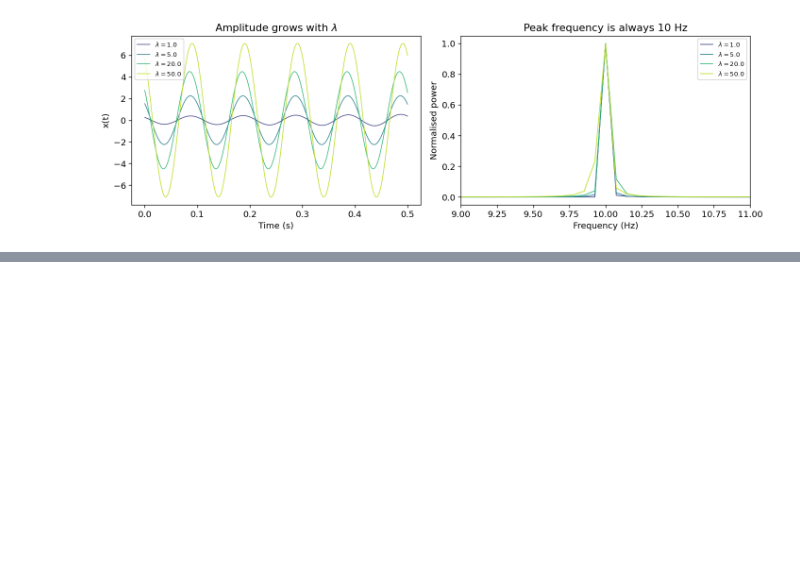
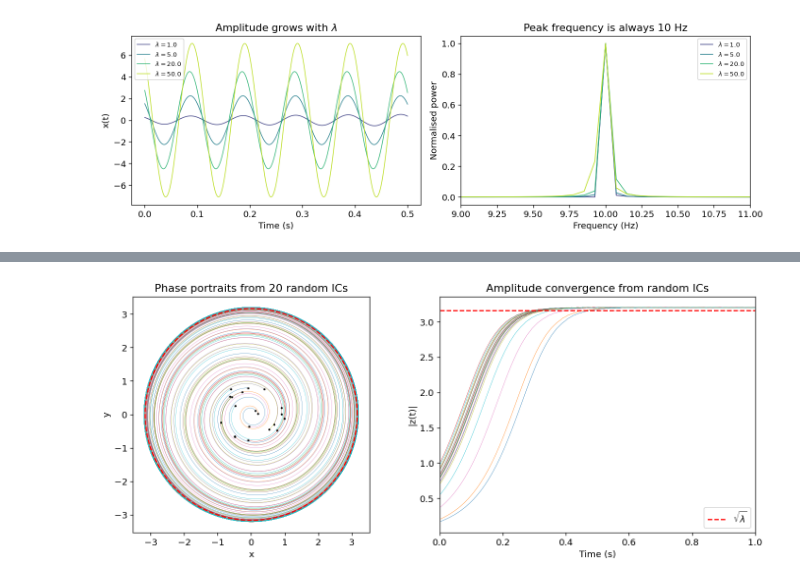
Before and after one commit to BobRice1/Functional-connectotomy, a Jupyter notebook: notebooks/01_single_node.ipynb, the cells around one changed output, grey strips where cells are left out. Saved outputs shown, nothing was run; the diff lists cells and outputs as text; code cells hidden in the pictures; blank space fills up the shorter version.

```diff
--- a/notebooks/01_single_node.ipynb
+++ b/notebooks/01_single_node.ipynb
@@ -253,0 +283,40 @@ fig.tight_layout()
+# %%
+lam = 10.0
+n_ics = 20
+rng = np.random.default_rng(0)
+
+fig, axes = plt.subplots(1, 2, figsize=(12, 5))
+
+for i in range(n_ics):
+    z0 = random_initial_conditions(1, rng=rng)
+    t, x, y = simulate_single(lam, omega_hz=10.0, z0=z0,
+                              t_total=3.0, t_discard=0.0)
+    axes[0].plot(x, y, lw=0.3, alpha=1)
+    axes[0].plot(x[0], y[0], "k.", ms=3)
+
+theta_c = np.linspace(0, 2 * np.pi, 200)
+r = np.sqrt(lam)
+axes[0].plot(r * np.cos(theta_c), r * np.sin(theta_c), "r--", lw=1.5,)
+axes[0].set_xlabel("x")
+axes[0].set_ylabel("y")
+axes[0].set_aspect("equal")
+axes[0].set_title(f"Phase portraits from {n_ics} random ICs")
+
+# Show convergence of amplitude
+rng2 = np.random.default_rng(0)
+for i in range(n_ics):
+    z0 = random_initial_conditions(1, rng=rng2)
+    t, x, y = simulate_single(lam, omega_hz=10.0, z0=z0,
+                              t_total=3.0, t_discard=0.0)
+    axes[1].plot(t, np.sqrt(x**2 + y**2), lw=0.4, alpha=1)
+
+axes[1].axhline(np.sqrt(lam), color="r", ls="--", lw=1.5, label=r"$\sqrt{\lambda}$")
+axes[1].set_xlabel("Time (s)")
+axes[1].set_ylabel("|z(t)|")
+axes[1].set_title("Amplitude convergence from random ICs")
+axes[1].legend()
+axes[1].set_xlim(0,1)
+fig.tight_layout()
+fig.savefig(FIG_DIR / "07_random_ic_amplitude.png", dpi=150, bbox_inches="tight")
+# %% [output]
+[figure, added]
```
Also changed, not shown: parts of 16 cells of this notebook, 10 other files.
